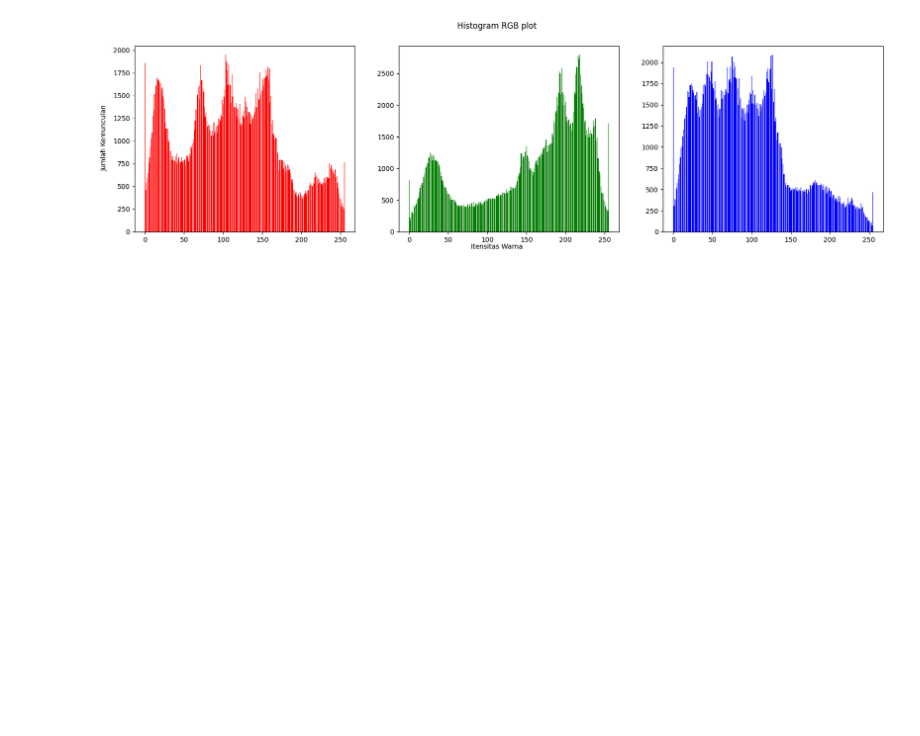
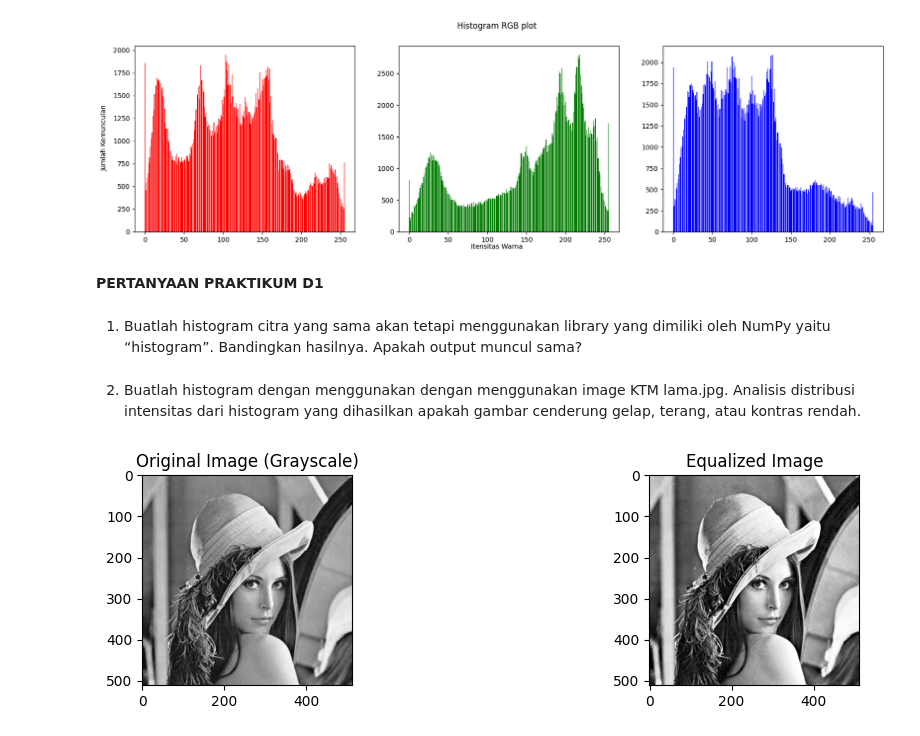
Before and after one commit to abdullatifm1127/PCVK_GANJIL_2025, a Jupyter notebook: WEEK_5.ipynb, the cells around one changed output. Drawn from its saved outputs; the diff is of its cells as text; code cells hidden in the pictures; blank space fills up the shorter version.

```diff
--- a/WEEK_5.ipynb
+++ b/WEEK_5.ipynb
@@ -42,3 +42,39 @@ axs[2].bar(names, blue, color='blue')
 # %% [output]
 <BarContainer object of 256 artists>
 [figure]
+# %% [markdown]
+**PERTANYAAN PRAKTIKUM D1**
+# %% [markdown]
+1. Buatlah histogram citra yang sama akan tetapi menggunakan library yang dimiliki oleh
+NumPy yaitu “histogram”. Bandingkan hasilnya. Apakah output muncul sama?
+# %% [markdown]
+2. Buatlah histogram dengan menggunakan dengan menggunakan image KTM lama.jpg.
+Analisis distribusi intensitas dari histogram yang dihasilkan apakah gambar cenderung
+gelap, terang, atau kontras rendah.
+# %%
+img = cv.imread('/content/drive/MyDrive/Tugas PCVK/lena_lc.jpg')
+img = cv.cvtColor(img, cv.COLOR_BGR2GRAY)
+
+height, width = np.shape(img)
+names = np.arange(256)
+
+gray_hist = [0]*256
+
+for y in range(0, height):
+  for x in range(0, width):
+    gray_hist[img_gray[y][x]] += 1
+
+equalized = cv.equalizeHist(img)
+plt.figure(figsize=(12,6))
+
+plt.subplot(2,2,1)
+plt.imshow(img, cmap="gray")
+plt.title("Original Image (Grayscale)")
+
+plt.subplot(2,2,2)
+plt.imshow(equalized, cmap="gray")
+plt.title("Equalized Image")
+
+plt.show()
+# %% [output]
+[figure, added]
```
